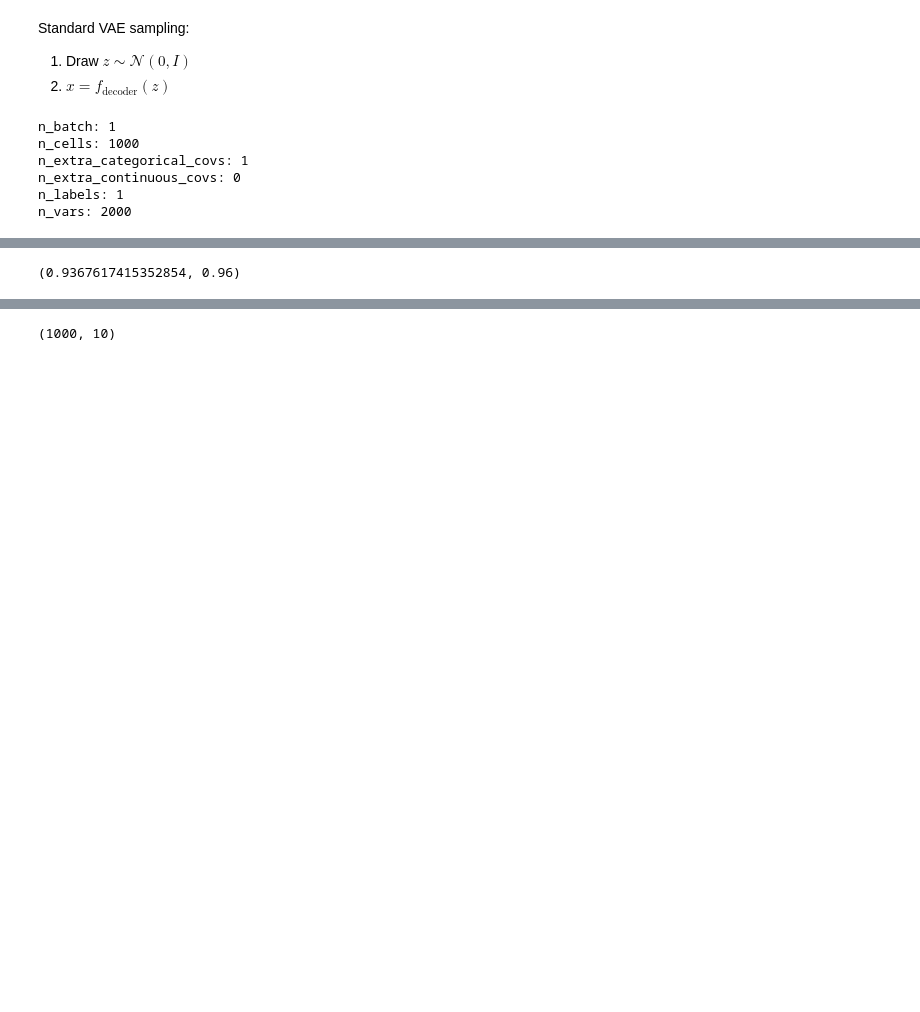
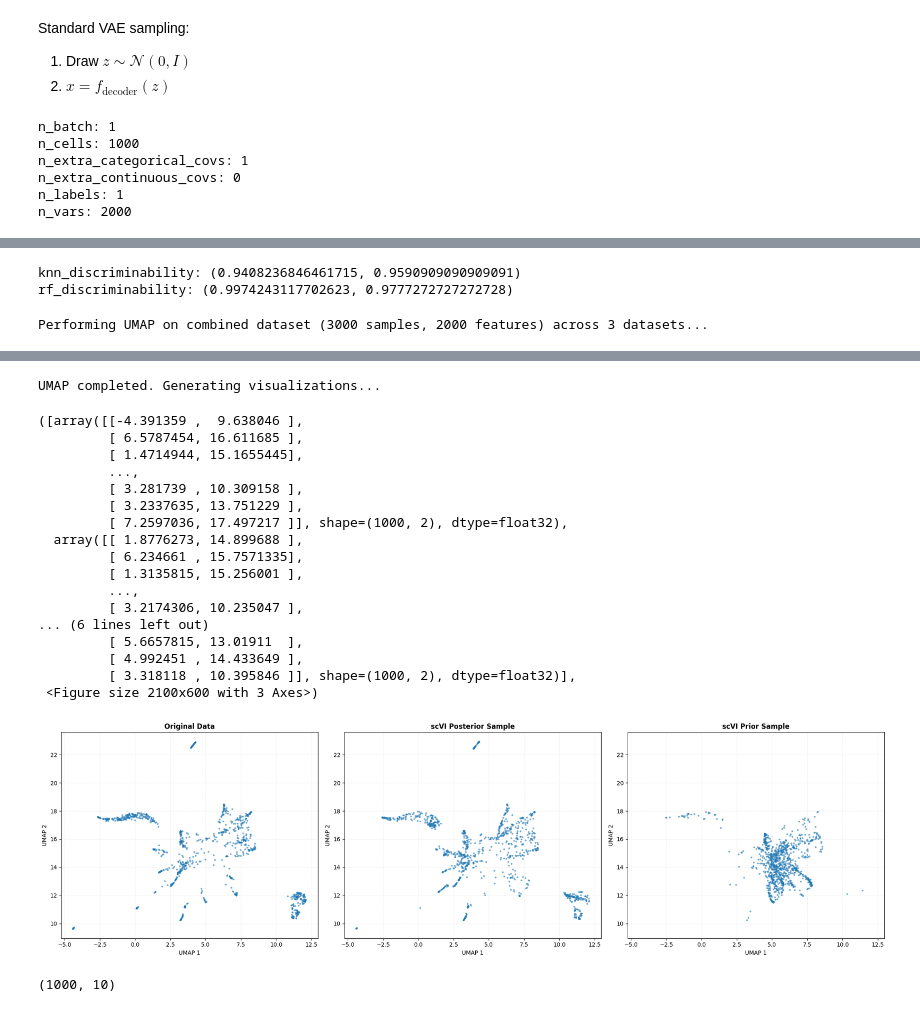
Before and after one commit to LangtianM/scDeepSim, a Jupyter notebook: experiments/notebooks/scVI_muris.ipynb, the cells around one changed output, grey strips where cells are left out. Drawn from its saved outputs; the diff is of its cells as text; code cells hidden in the pictures; blank space fills up the shorter version.

Commit message:
update outline, data summary and preliminary experiments with scVI

```diff
--- a/experiments/notebooks/scVI_muris.ipynb
+++ b/experiments/notebooks/scVI_muris.ipynb
@@ -193,7 +192,13 @@ def sample_from_prior(model, n_samples, data):
     return simulated_data
 
 simulated_data = sample_from_prior(scvi_model, 1000, muris_1k)
-# %%
-knn_discriminability(simulated_data, muris_10k.X)
-# %% [output]
-(0.9367617415352854, 0.96)
+# %%
+print("knn_discriminability:", knn_discriminability(simulated_data, muris_10k.X))
+print("rf_discriminability:", rf_discriminability(simulated_data, muris_10k.X))
+# %% [output]
+knn_discriminability: (0.9408236846461715, 0.9590909090909091)
+rf_discriminability: (0.9974243117702623, 0.9777272727272728)
+# %%
+compare_umap([muris_1k.X, dense_samples, simulated_data], title_list=['Original Data', 'scVI Posterior Sample', 'scVI Prior Sample'])
+# %% [output]
+Performing UMAP on combined dataset (3000 samples, 2000 features) across 3 datasets...
@@ -200,3 +206,22 @@ knn_discriminability(simulated_data, muris_10k.X)
+UMAP completed. Generating visualizations...
+([array([[-4.391359 ,  9.638046 ],
+         [ 6.5787454, 16.611685 ],
+         [ 1.4714944, 15.1655445],
+         ...,
+         [ 3.281739 , 10.309158 ],
+         [ 3.2337635, 13.751229 ],
+         [ 7.2597036, 17.497217 ]], shape=(1000, 2), dtype=float32),
+  array([[ 1.8776273, 14.899688 ],
+         [ 6.234661 , 15.7571335],
+         [ 1.3135815, 15.256001 ],
+         ...,
+         [ 3.2174306, 10.235047 ],
+... (6 lines left out)
+         [ 5.6657815, 13.01911  ],
+         [ 4.992451 , 14.433649 ],
+         [ 3.318118 , 10.395846 ]], shape=(1000, 2), dtype=float32)],
+ <Figure size 2100x600 with 3 Axes>)
+[figure, added]
 # %%
 scvi_latent_samples = scvi_model.get_latent_representation()
 scvi_latent_samples.shape
```
Also changed, not shown: parts of 7 cells of this notebook, 4 other files.
